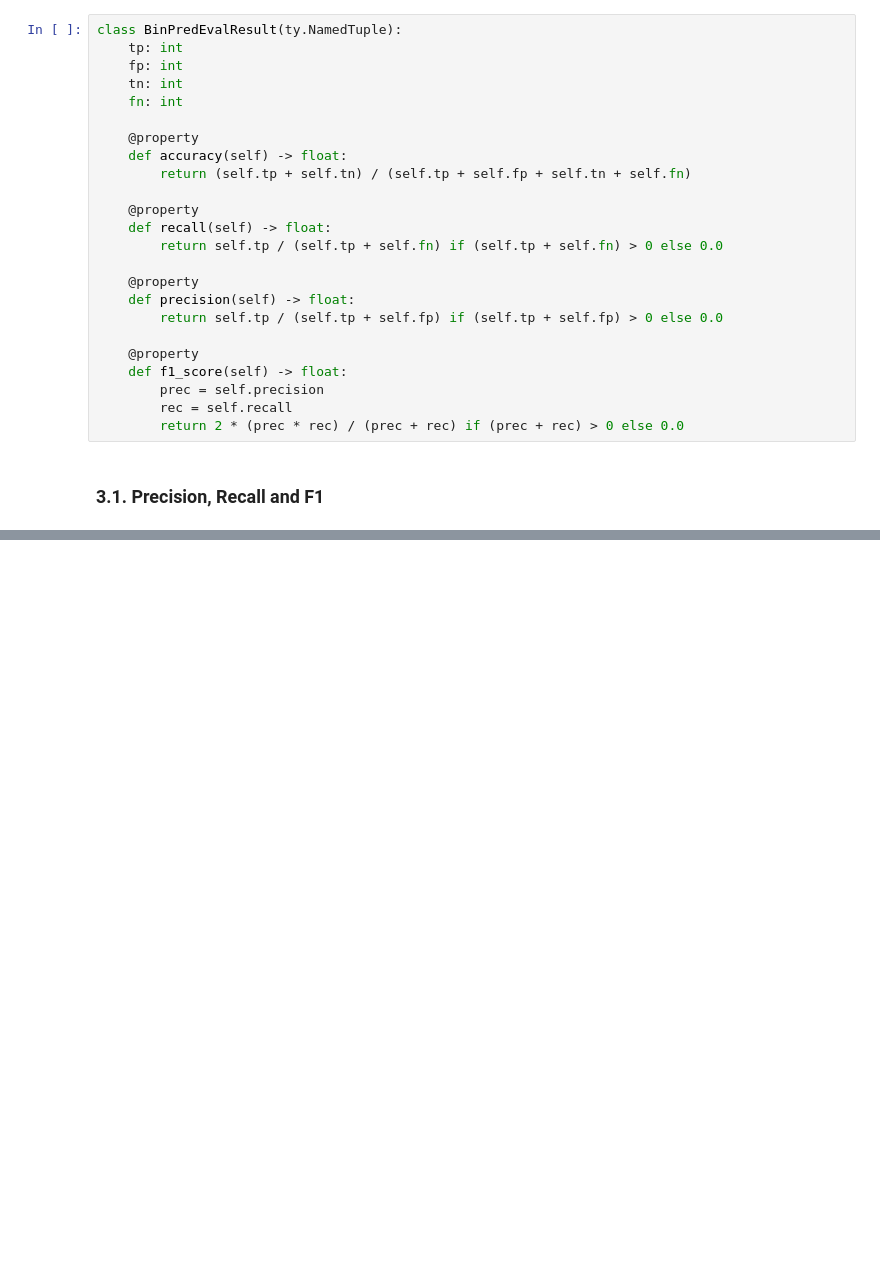
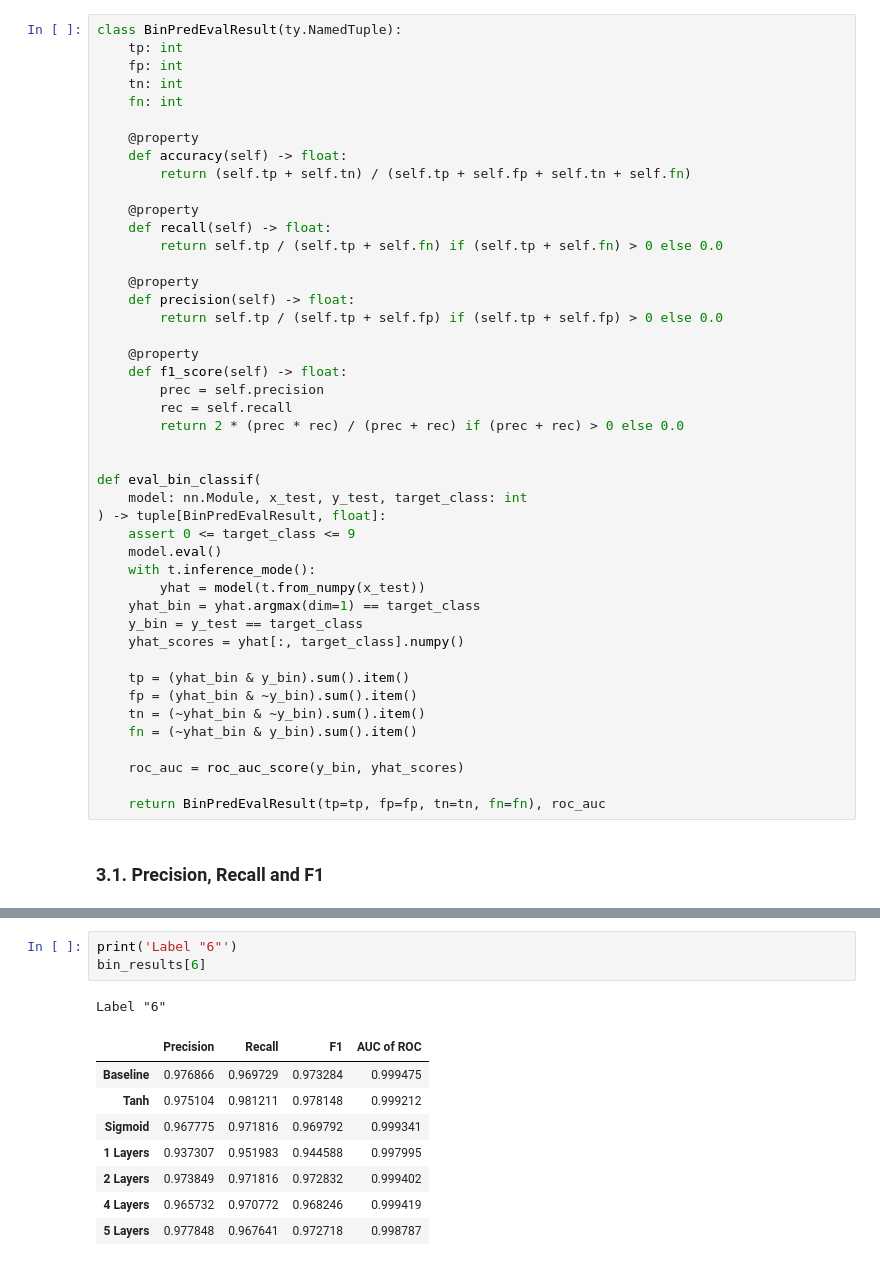
Before and after one commit to CSharperMantle/hdu2025_deep_learning, a Jupyter notebook: 2-mlp/2-mlp.ipynb, the cells around one changed output, grey strips where cells are left out. Drawn from its saved outputs; the diff is of its cells as text; blank space fills up the shorter version.

```diff
--- a/2-mlp/2-mlp.ipynb
+++ b/2-mlp/2-mlp.ipynb
@@ -326,5 +350,26 @@ class BinPredEvalResult(ty.NamedTuple):
         prec = self.precision
         rec = self.recall
         return 2 * (prec * rec) / (prec + rec) if (prec + rec) > 0 else 0.0
+
+
+def eval_bin_classif(
+    model: nn.Module, x_test, y_test, target_class: int
+) -> tuple[BinPredEvalResult, float]:
+    assert 0 <= target_class <= 9
+    model.eval()
+    with t.inference_mode():
+        yhat = model(t.from_numpy(x_test))
+    yhat_bin = yhat.argmax(dim=1) == target_class
+    y_bin = y_test == target_class
+    yhat_scores = yhat[:, target_class].numpy()
+
+    tp = (yhat_bin & y_bin).sum().item()
+    fp = (yhat_bin & ~y_bin).sum().item()
+    tn = (~yhat_bin & ~y_bin).sum().item()
+    fn = (~yhat_bin & y_bin).sum().item()
+
+    roc_auc = roc_auc_score(y_bin, yhat_scores)
+
+    return BinPredEvalResult(tp=tp, fp=fp, tn=tn, fn=fn), roc_auc
 # %% [markdown]
 ### 3.1. Precision, Recall and F1
@@ -330,0 +423,13 @@ class BinPredEvalResult(ty.NamedTuple):
+# %%
+print('Label "6"')
+bin_results[6]
+# %% [output]
+Label "6"
+|  | Precision | Recall | F1 | AUC of ROC |
+| Baseline | 0.976866 | 0.969729 | 0.973284 | 0.999475 |
+| Tanh | 0.975104 | 0.981211 | 0.978148 | 0.999212 |
+| Sigmoid | 0.967775 | 0.971816 | 0.969792 | 0.999341 |
+| 1 Layers | 0.937307 | 0.951983 | 0.944588 | 0.997995 |
+| 2 Layers | 0.973849 | 0.971816 | 0.972832 | 0.999402 |
+| 4 Layers | 0.965732 | 0.970772 | 0.968246 | 0.999419 |
+| 5 Layers | 0.977848 | 0.967641 | 0.972718 | 0.998787 |
```
Also changed, not shown: parts of 21 cells of this notebook.
